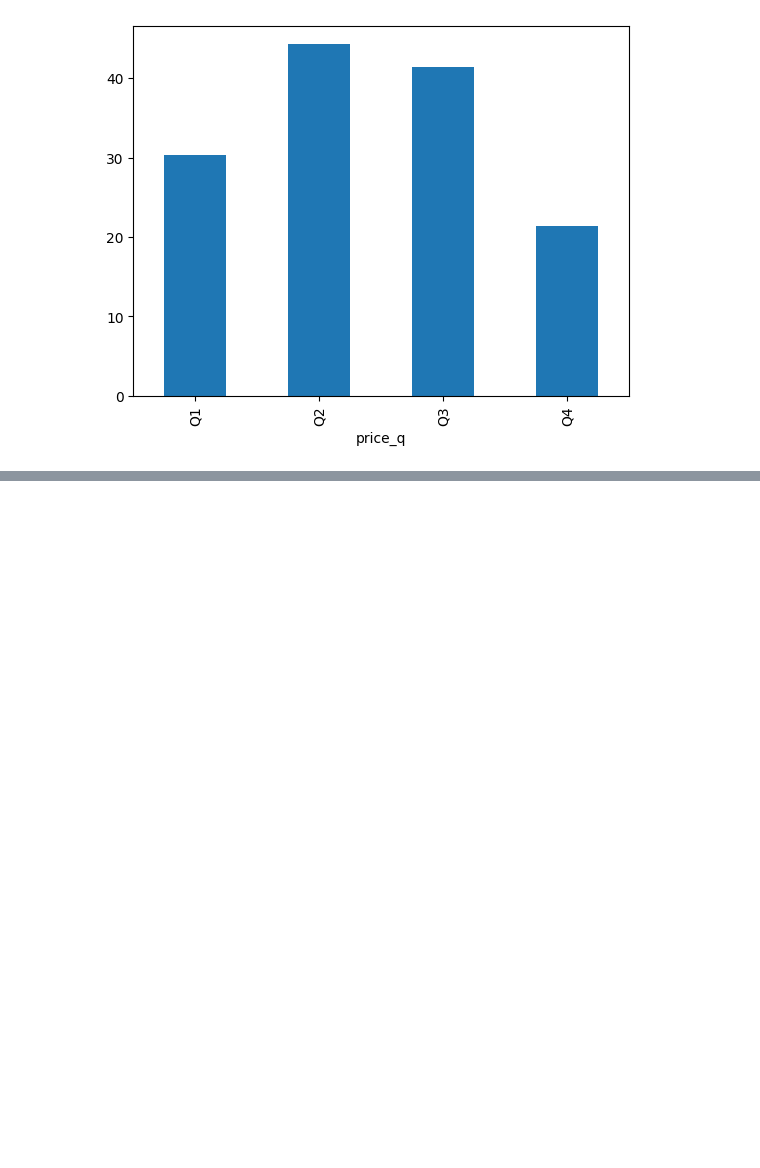
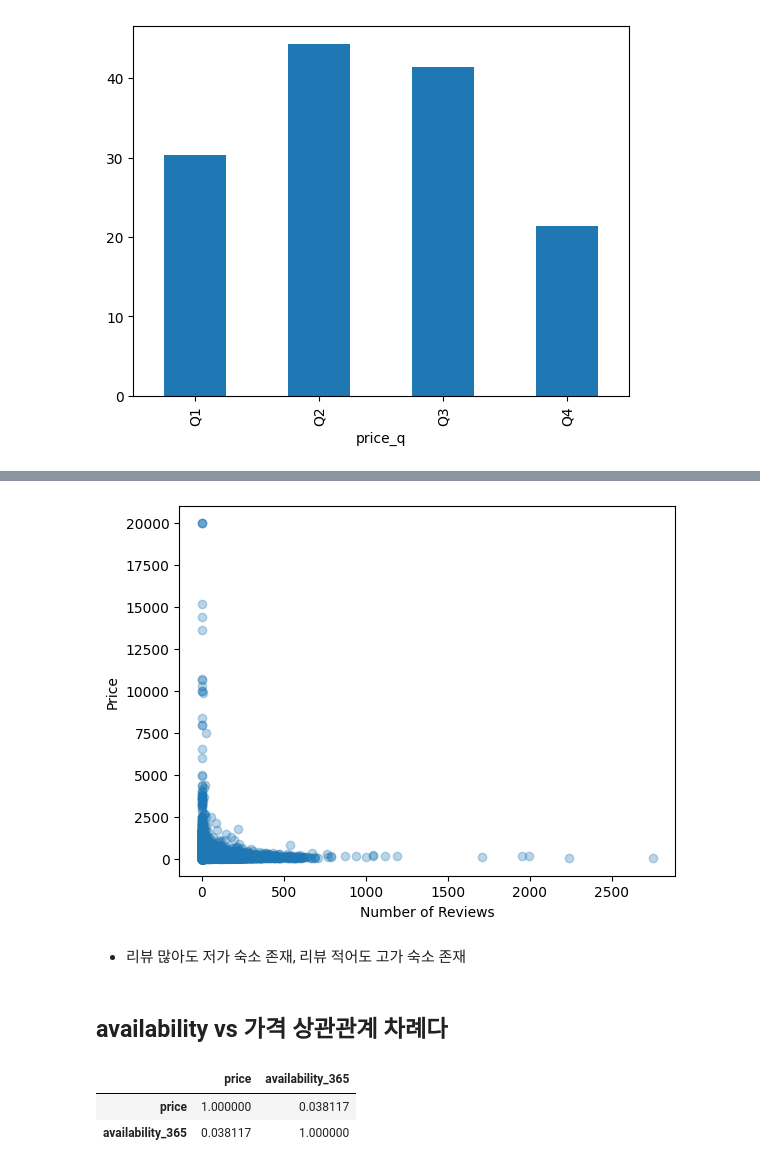
Before and after one commit to motimit/second_project, a Jupyter notebook: Hyebeen_EDA/project-혜빈.ipynb, the cells around one changed output, grey strips where cells are left out. Saved outputs shown, nothing was run; the diff lists cells and outputs as text; code cells hidden in the pictures; blank space fills up the shorter version.

```diff
--- a/Hyebeen_EDA/project-혜빈.ipynb
+++ b/Hyebeen_EDA/project-혜빈.ipynb
@@ -430,0 +354,3 @@ Name: amenities, Length: 22308, dtype: str
+# %%
+df['amenities_list'] = df['amenities'].str.split(', ')
+df['amenities_list'].head()
@@ -431,3 +364,8 @@ Name: amenities, Length: 22308, dtype: str
+# %%
+# 문자열을 리스트로
+import ast
+
+df['amenities_list'] = df['amenities'].apply(lambda x: list(ast.literal_eval(x)))
 # %%
 top_30_df = pd.DataFrame(top_30, columns=["amenities", "count"])
 top_30_df
@@ -529,0 +477,4 @@ df.groupby("price_q")["estimated_revenue_l365d"].mean().plot(kind="bar")
+# %%
+# 최근 365일 기준 추정 매출 = 가격 x 최근 365일 동안 예약된 일수
+df['estimated_revenue_l365d'] = df['price'] * df['estimated_occupancy_l365d']
+df["estimated_revenue_l365d"].head(15)
@@ -545,0 +542,20 @@ df.groupby("price_q")["number_of_reviews"].mean().plot(kind="bar")
+# %%
+# 산점도로 확인
+import matplotlib.pyplot as plt
+
+plt.scatter(df["number_of_reviews"], df["price"], alpha=0.3)
+plt.xlabel("Number of Reviews")
+plt.ylabel("Price")
+plt.show()
+# %% [output]
+[figure, added]
+# %% [markdown]
+ - 리뷰 많아도 저가 숙소 존재, 리뷰 적어도 고가 숙소 존재
+# %% [markdown]
+## availability vs 가격 상관관계 차례다
+# %%
+df[["price", "availability_365"]].corr()
+# %% [output]
+|  | price | availability_365 |
+| price | 1.000000 | 0.038117 |
+| availability_365 | 0.038117 | 1.000000 |
```
Also changed, not shown: parts of 77 cells of this notebook.
